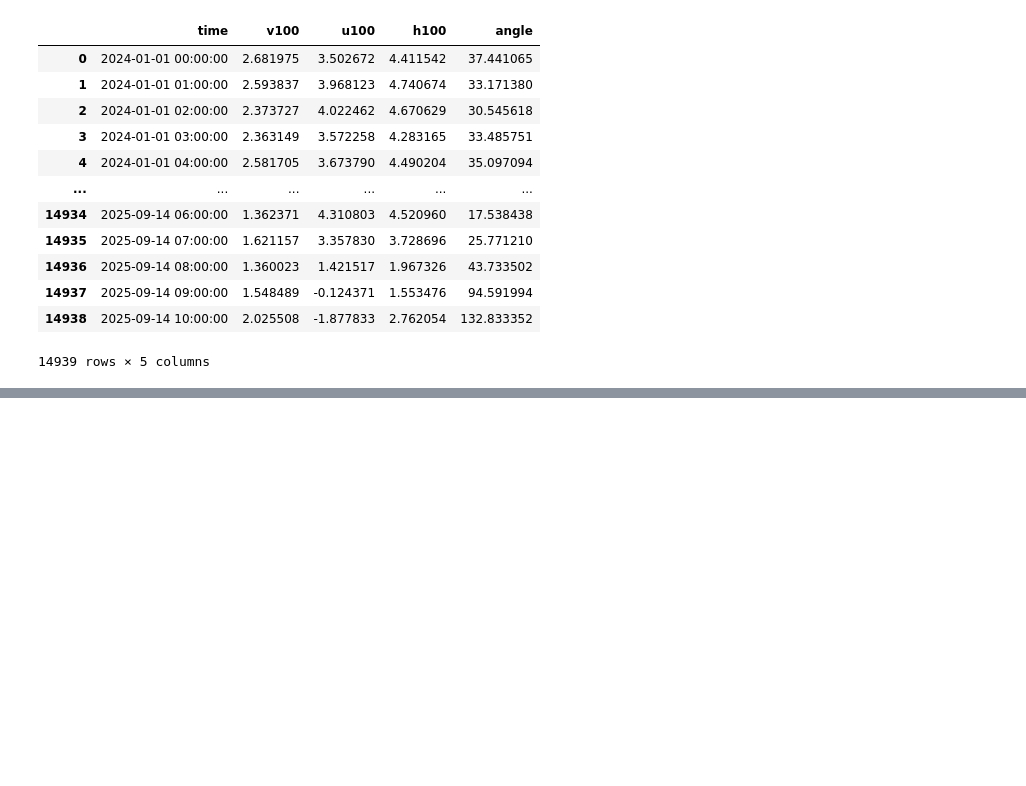
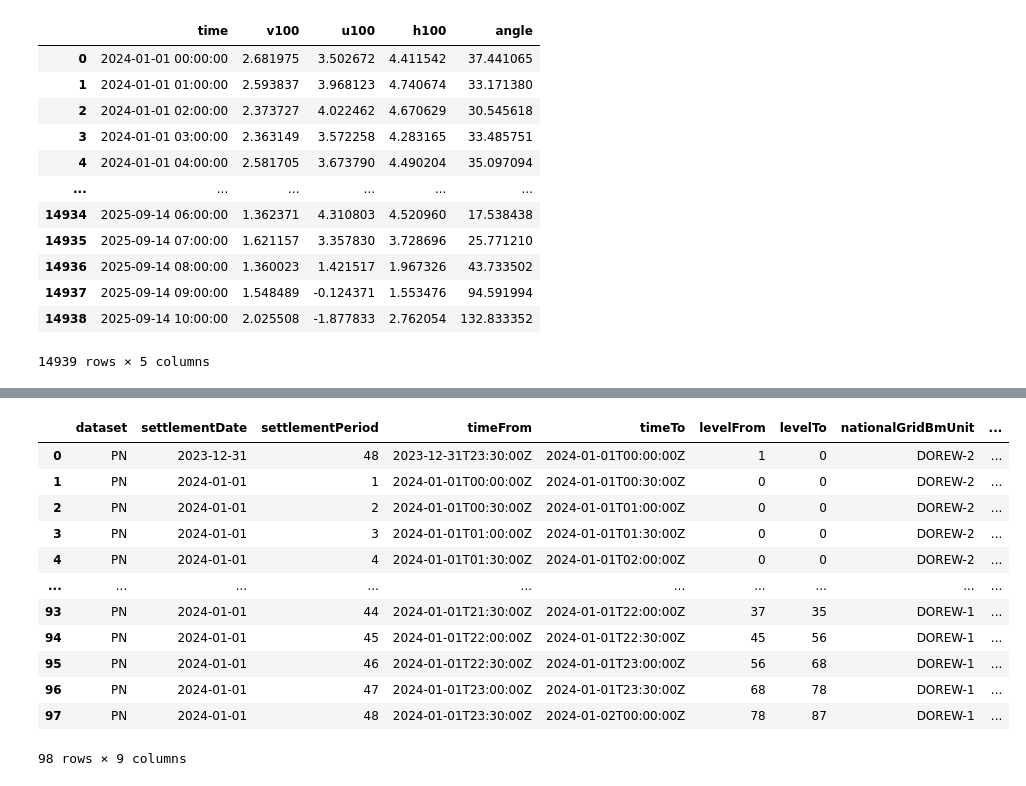
Before and after one commit to alexfarquharson/elec_grid, a Jupyter notebook: notebooks/specific_gen_model/doronell_pred.ipynb, the cells around one changed output, grey strips where cells are left out. Cells and saved outputs as stored; diff of their text form; code cells hidden in the pictures; blank space fills up the shorter version.

```diff
--- a/notebooks/specific_gen_model/doronell_pred.ipynb
+++ b/notebooks/specific_gen_model/doronell_pred.ipynb
@@ -364,0 +560,12 @@ general degradation: 1.6% per year
+# %%
+for date1, date2 in dates_list:
+    print(date1, date2)
+    a = fetch_physical_data(
+        date1,
+        date2,
+        save_dir=DATA_DIR / "doronell_data/pn_db/",
+        cache=True,
+        unit_ids=["T_DOREW-1", "T_DOREW-2"],
+        multiprocess=True,
+        pull_data_once=False,
+    )
@@ -364,0 +600,16 @@ general degradation: 1.6% per year
+# %%
+a
+# %% [output]
+|  | dataset | settlementDate | settlementPeriod | timeFrom | timeTo | levelFrom | levelTo | nationalGridBmUnit | ... |
+| 0 | PN | 2023-12-31 | 48 | 2023-12-31T23:30:00Z | 2024-01-01T00:00:00Z | 1 | 0 | DOREW-2 | ... |
+| 1 | PN | 2024-01-01 | 1 | 2024-01-01T00:00:00Z | 2024-01-01T00:30:00Z | 0 | 0 | DOREW-2 | ... |
+| 2 | PN | 2024-01-01 | 2 | 2024-01-01T00:30:00Z | 2024-01-01T01:00:00Z | 0 | 0 | DOREW-2 | ... |
+| 3 | PN | 2024-01-01 | 3 | 2024-01-01T01:00:00Z | 2024-01-01T01:30:00Z | 0 | 0 | DOREW-2 | ... |
+| 4 | PN | 2024-01-01 | 4 | 2024-01-01T01:30:00Z | 2024-01-01T02:00:00Z | 0 | 0 | DOREW-2 | ... |
+| ... | ... | ... | ... | ... | ... | ... | ... | ... | ... |
+| 93 | PN | 2024-01-01 | 44 | 2024-01-01T21:30:00Z | 2024-01-01T22:00:00Z | 37 | 35 | DOREW-1 | ... |
+| 94 | PN | 2024-01-01 | 45 | 2024-01-01T22:00:00Z | 2024-01-01T22:30:00Z | 45 | 56 | DOREW-1 | ... |
+| 95 | PN | 2024-01-01 | 46 | 2024-01-01T22:30:00Z | 2024-01-01T23:00:00Z | 56 | 68 | DOREW-1 | ... |
+| 96 | PN | 2024-01-01 | 47 | 2024-01-01T23:00:00Z | 2024-01-01T23:30:00Z | 68 | 78 | DOREW-1 | ... |
+| 97 | PN | 2024-01-01 | 48 | 2024-01-01T23:30:00Z | 2024-01-02T00:00:00Z | 78 | 87 | DOREW-1 | ... |
+98 rows × 9 columns
```
Also changed, not shown: parts of 22 cells of this notebook, 3 other files.
